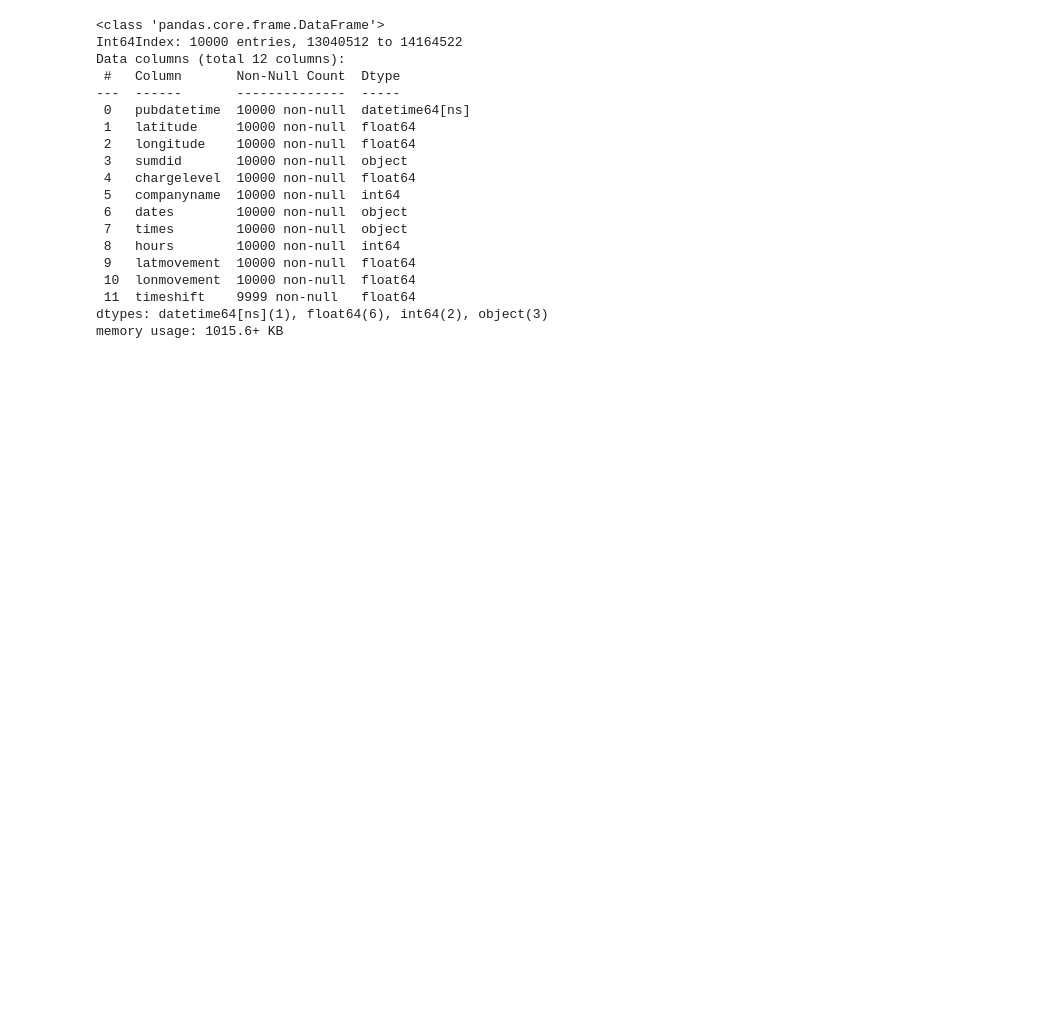
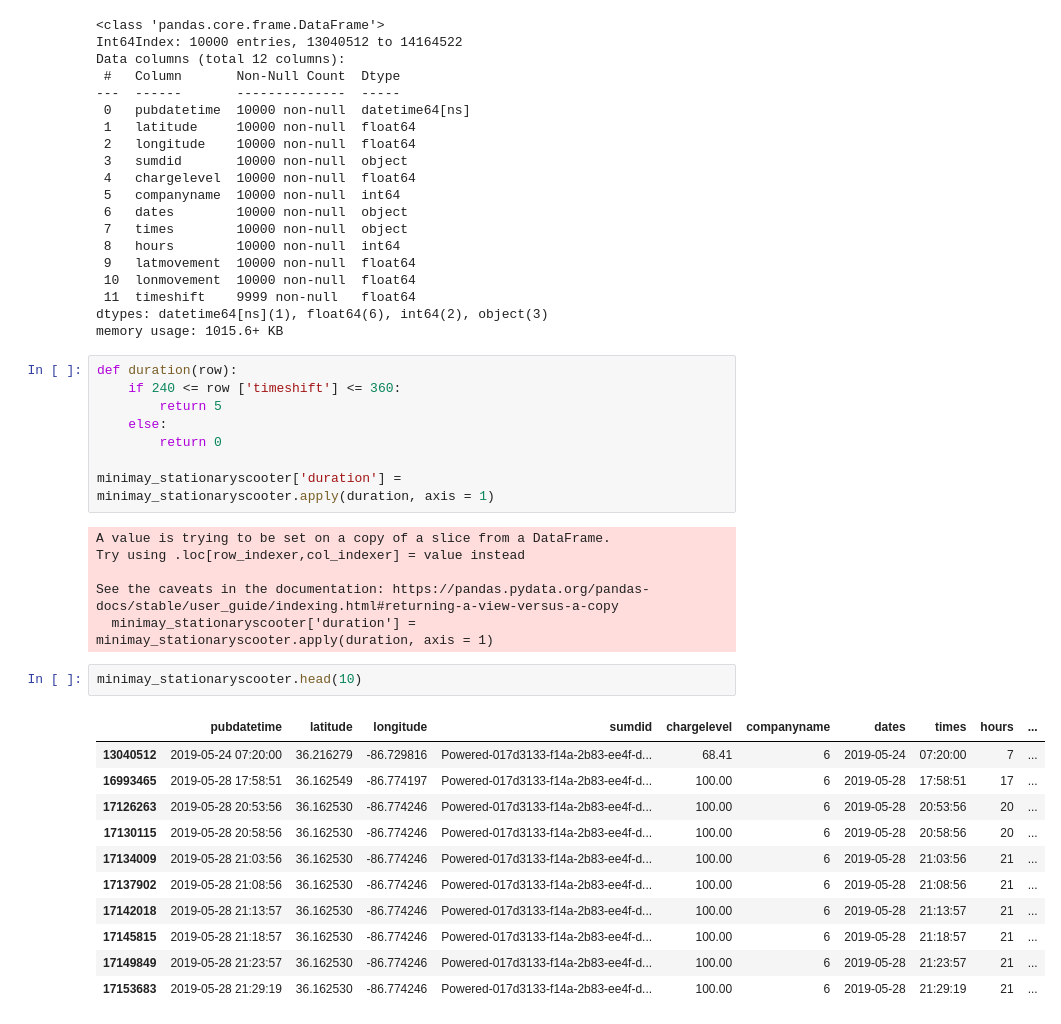
Before and after one commit to Rhunsilval/nashville_scooters_python, a Jupyter notebook: notebooks/2_exploration_may.ipynb, the cells around one changed output. Saved outputs shown, nothing was run; the diff lists cells and outputs as text; blank space fills up the shorter version.

```diff
--- a/notebooks/2_exploration_may.ipynb
+++ b/notebooks/2_exploration_may.ipynb
@@ -761,3 +761,31 @@ Data columns (total 12 columns):
  11  timeshift    9999 non-null   float64
 dtypes: datetime64[ns](1), float64(6), int64(2), object(3)
 memory usage: 1015.6+ KB
+# %%
+def duration(row):
+    if 240 <= row ['timeshift'] <= 360:
+        return 5
+    else:
+        return 0
+
+minimay_stationaryscooter['duration'] = minimay_stationaryscooter.apply(duration, axis = 1)
+# %% [output]
+A value is trying to be set on a copy of a slice from a DataFrame.
+Try using .loc[row_indexer,col_indexer] = value instead
+
+See the caveats in the documentation: https://pandas.pydata.org/pandas-docs/stable/user_guide/indexing.html#returning-a-view-versus-a-copy
+  minimay_stationaryscooter['duration'] = minimay_stationaryscooter.apply(duration, axis = 1)
+# %%
+minimay_stationaryscooter.head(10)
+# %% [output]
+|  | pubdatetime | latitude | longitude | sumdid | chargelevel | companyname | dates | times | hours | ... |
+| 13040512 | 2019-05-24 07:20:00 | 36.216279 | -86.729816 | Powered-017d3133-f14a-2b83-ee4f-d... | 68.41 | 6 | 2019-05-24 | 07:20:00 | 7 | ... |
+| 16993465 | 2019-05-28 17:58:51 | 36.162549 | -86.774197 | Powered-017d3133-f14a-2b83-ee4f-d... | 100.00 | 6 | 2019-05-28 | 17:58:51 | 17 | ... |
+| 17126263 | 2019-05-28 20:53:56 | 36.162530 | -86.774246 | Powered-017d3133-f14a-2b83-ee4f-d... | 100.00 | 6 | 2019-05-28 | 20:53:56 | 20 | ... |
+| 17130115 | 2019-05-28 20:58:56 | 36.162530 | -86.774246 | Powered-017d3133-f14a-2b83-ee4f-d... | 100.00 | 6 | 2019-05-28 | 20:58:56 | 20 | ... |
+| 17134009 | 2019-05-28 21:03:56 | 36.162530 | -86.774246 | Powered-017d3133-f14a-2b83-ee4f-d... | 100.00 | 6 | 2019-05-28 | 21:03:56 | 21 | ... |
+| 17137902 | 2019-05-28 21:08:56 | 36.162530 | -86.774246 | Powered-017d3133-f14a-2b83-ee4f-d... | 100.00 | 6 | 2019-05-28 | 21:08:56 | 21 | ... |
+| 17142018 | 2019-05-28 21:13:57 | 36.162530 | -86.774246 | Powered-017d3133-f14a-2b83-ee4f-d... | 100.00 | 6 | 2019-05-28 | 21:13:57 | 21 | ... |
+| 17145815 | 2019-05-28 21:18:57 | 36.162530 | -86.774246 | Powered-017d3133-f14a-2b83-ee4f-d... | 100.00 | 6 | 2019-05-28 | 21:18:57 | 21 | ... |
+| 17149849 | 2019-05-28 21:23:57 | 36.162530 | -86.774246 | Powered-017d3133-f14a-2b83-ee4f-d... | 100.00 | 6 | 2019-05-28 | 21:23:57 | 21 | ... |
+| 17153683 | 2019-05-28 21:29:19 | 36.162530 | -86.774246 | Powered-017d3133-f14a-2b83-ee4f-d... | 100.00 | 6 | 2019-05-28 | 21:29:19 | 21 | ... |
```
Also changed, not shown: parts of 8 cells of this notebook, 2 other files.
